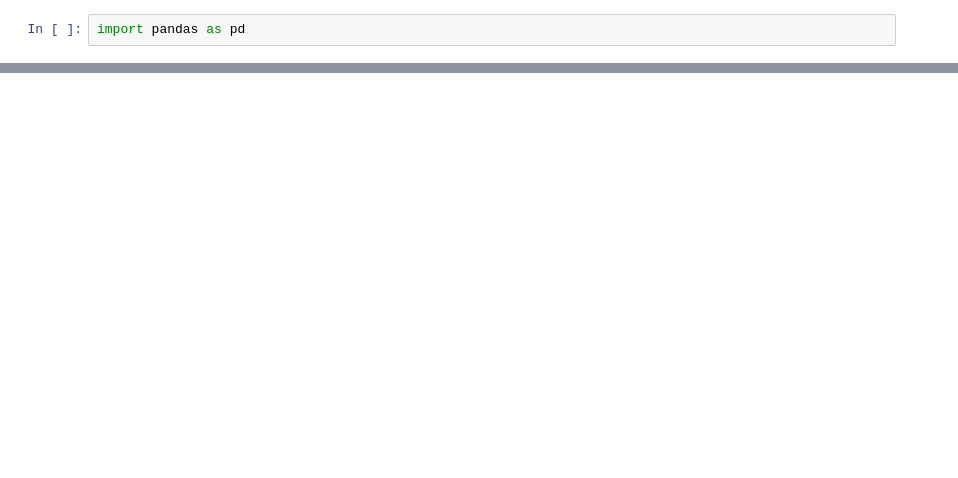
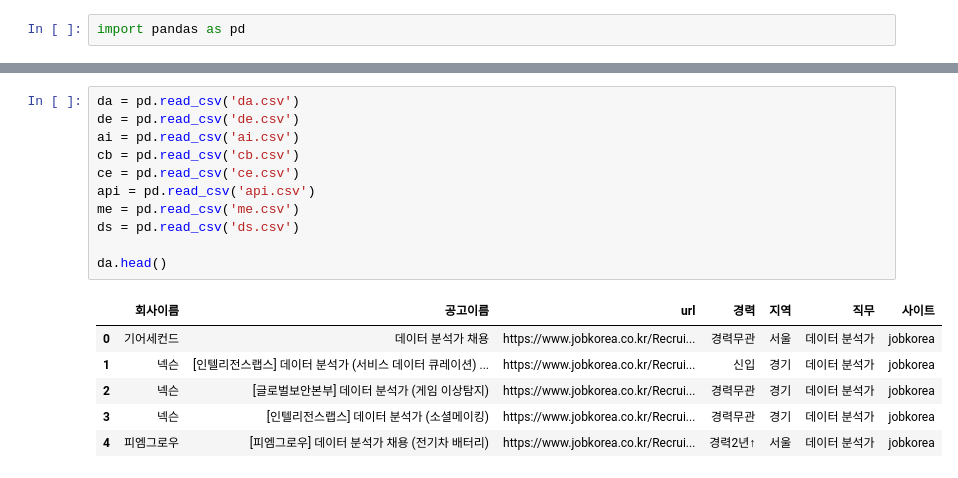
Before and after one commit to sesac-middle-project/recruit-information-chatbot, a Jupyter notebook: text.ipynb, the cells around one changed output, grey strips where cells are left out. Saved outputs shown, nothing was run; the diff lists cells and outputs as text; blank space fills up the shorter version.

```diff
--- a/text.ipynb
+++ b/text.ipynb
@@ -34,0 +3,18 @@ texts
+# %%
+da = pd.read_csv('da.csv')
+de = pd.read_csv('de.csv')
+ai = pd.read_csv('ai.csv')
+cb = pd.read_csv('cb.csv')
+ce = pd.read_csv('ce.csv')
+api = pd.read_csv('api.csv')
+me = pd.read_csv('me.csv')
+ds = pd.read_csv('ds.csv')
+
+da.head()
+# %% [output]
+|  | 회사이름 | 공고이름 | url | 경력 | 지역 | 직무 | 사이트 |
+| 0 | 기어세컨드 | 데이터 분석가 채용 | https://www.jobkorea.co.kr/Recrui... | 경력무관 | 서울 | 데이터 분석가 | jobkorea |
+| 1 | 넥슨 | [인텔리전스랩스] 데이터 분석가 (서비스 데이터 큐레이션) ... | https://www.jobkorea.co.kr/Recrui... | 신입 | 경기 | 데이터 분석가 | jobkorea |
+| 2 | 넥슨 | [글로벌보안본부] 데이터 분석가 (게임 이상탐지) | https://www.jobkorea.co.kr/Recrui... | 경력무관 | 경기 | 데이터 분석가 | jobkorea |
+| 3 | 넥슨 | [인텔리전스랩스] 데이터 분석가 (소셜메이킹) | https://www.jobkorea.co.kr/Recrui... | 경력무관 | 경기 | 데이터 분석가 | jobkorea |
+| 4 | 피엠그로우 | [피엠그로우] 데이터 분석가 채용 (전기차 배터리) | https://www.jobkorea.co.kr/Recrui... | 경력2년↑ | 서울 | 데이터 분석가 | jobkorea |
```
Also changed, not shown: parts of 13 cells of this notebook, 35 other files.
